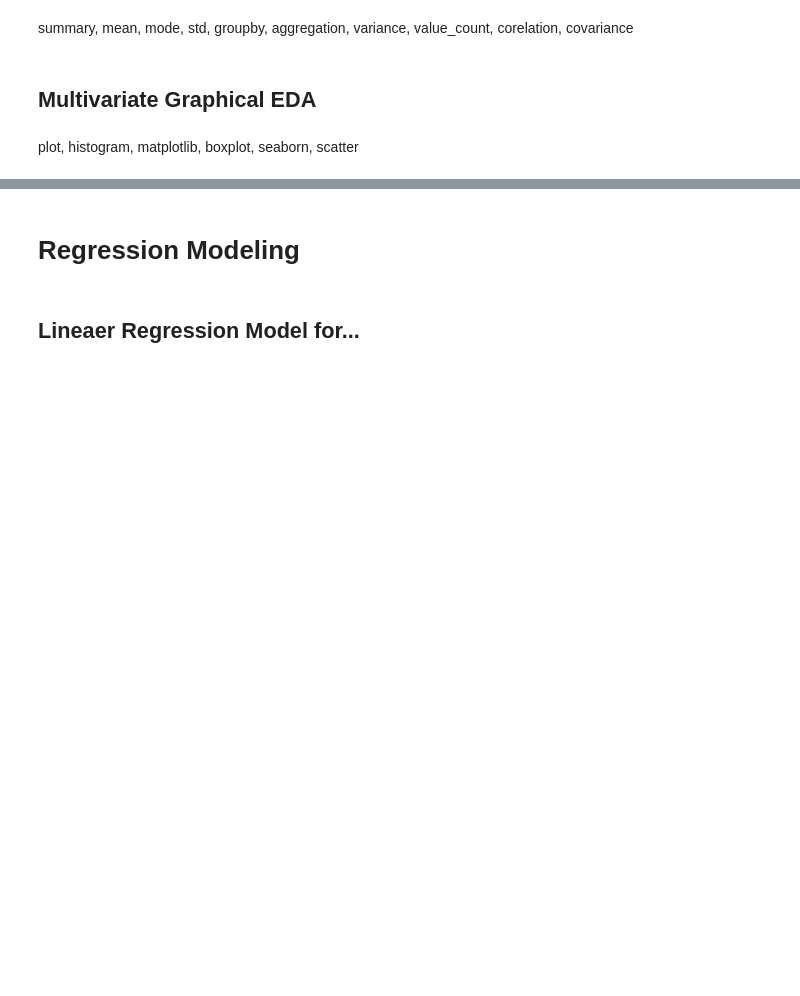
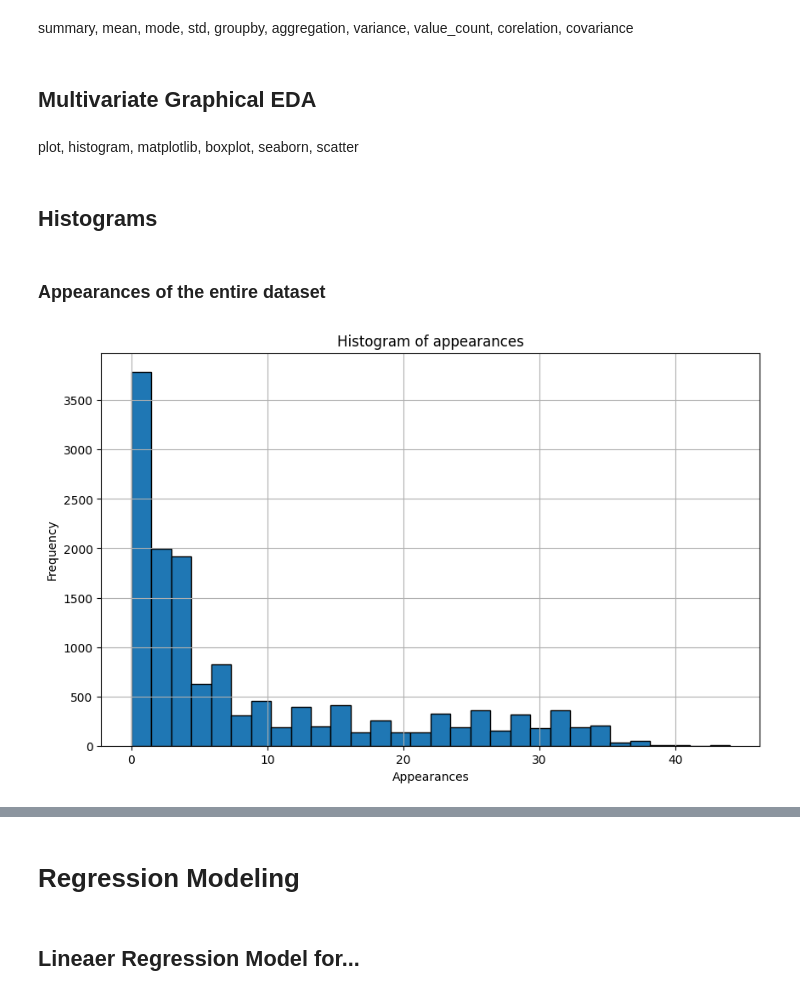
Before and after one commit to loretyan/ProjectDataAnalytics, a Jupyter notebook: Bundesliga.ipynb, the cells around one changed output, grey strips where cells are left out. Cells and saved outputs as stored; diff of their text form; code cells hidden in the pictures; blank space fills up the shorter version.

Commit message:
Histogram/Boxplot/Pie_Chart

```diff
--- a/Bundesliga.ipynb
+++ b/Bundesliga.ipynb
@@ -347,3 +347,17 @@ summary, mean, mode, std, groupby, aggregation, variance, value_count, corelatio
 ## Multivariate Graphical EDA
 # %% [markdown]
 plot, histogram, matplotlib, boxplot, seaborn, scatter
+# %% [markdown]
+## Histograms
+# %% [markdown]
+### Appearances of the entire dataset
+# %%
+plt.figure(figsize=(10, 6))
+plt.hist(df_seasons['Einsätze'].dropna(), bins=30, edgecolor='black')
+plt.title('Histogram of appearances')
+plt.xlabel('Appearances')
+plt.ylabel('Frequency')
+plt.grid(True)
+plt.show()
+# %% [output]
+[figure, added]
```
Also changed, not shown: parts of 21 cells of this notebook.
